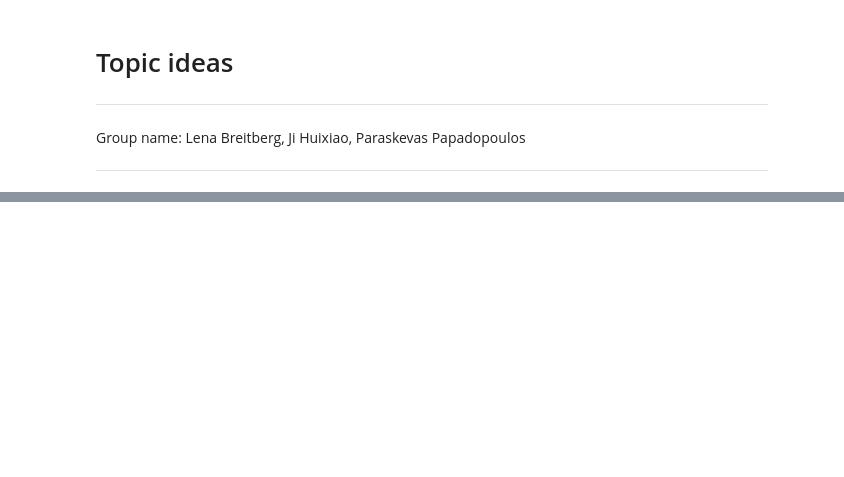
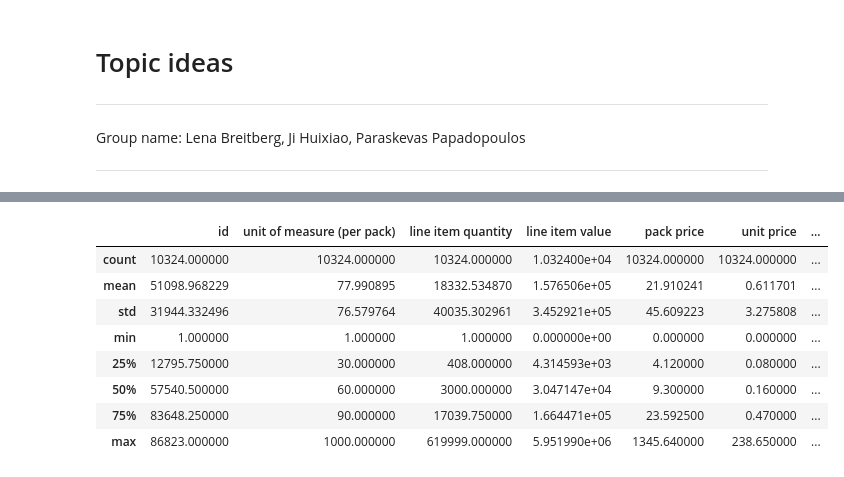
Before and after one commit to hdm-statistik-lpj/project, a Jupyter notebook: references/topic-ideas.ipynb, the cells around one changed output, grey strips where cells are left out. Saved outputs shown, nothing was run; the diff lists cells and outputs as text; code cells hidden in the pictures; blank space fills up the shorter version.

```diff
--- a/references/topic-ideas.ipynb
+++ b/references/topic-ideas.ipynb
@@ -239,0 +187,12 @@ max       5.951990e+06   1345.640000    238.650000                7708.440000
+# %%
+df.describe()
+# %% [output]
+|  | id | unit of measure (per pack) | line item quantity | line item value | pack price | unit price | ... |
+| count | 10324.000000 | 10324.000000 | 10324.000000 | 1.032400e+04 | 10324.000000 | 10324.000000 | ... |
+| mean | 51098.968229 | 77.990895 | 18332.534870 | 1.576506e+05 | 21.910241 | 0.611701 | ... |
+| std | 31944.332496 | 76.579764 | 40035.302961 | 3.452921e+05 | 45.609223 | 3.275808 | ... |
+| min | 1.000000 | 1.000000 | 1.000000 | 0.000000e+00 | 0.000000 | 0.000000 | ... |
+| 25% | 12795.750000 | 30.000000 | 408.000000 | 4.314593e+03 | 4.120000 | 0.080000 | ... |
+| 50% | 57540.500000 | 60.000000 | 3000.000000 | 3.047147e+04 | 9.300000 | 0.160000 | ... |
+| 75% | 83648.250000 | 90.000000 | 17039.750000 | 1.664471e+05 | 23.592500 | 0.470000 | ... |
+| max | 86823.000000 | 1000.000000 | 619999.000000 | 5.951990e+06 | 1345.640000 | 238.650000 | ... |
```
Also changed, not shown: parts of 15 cells of this notebook.
